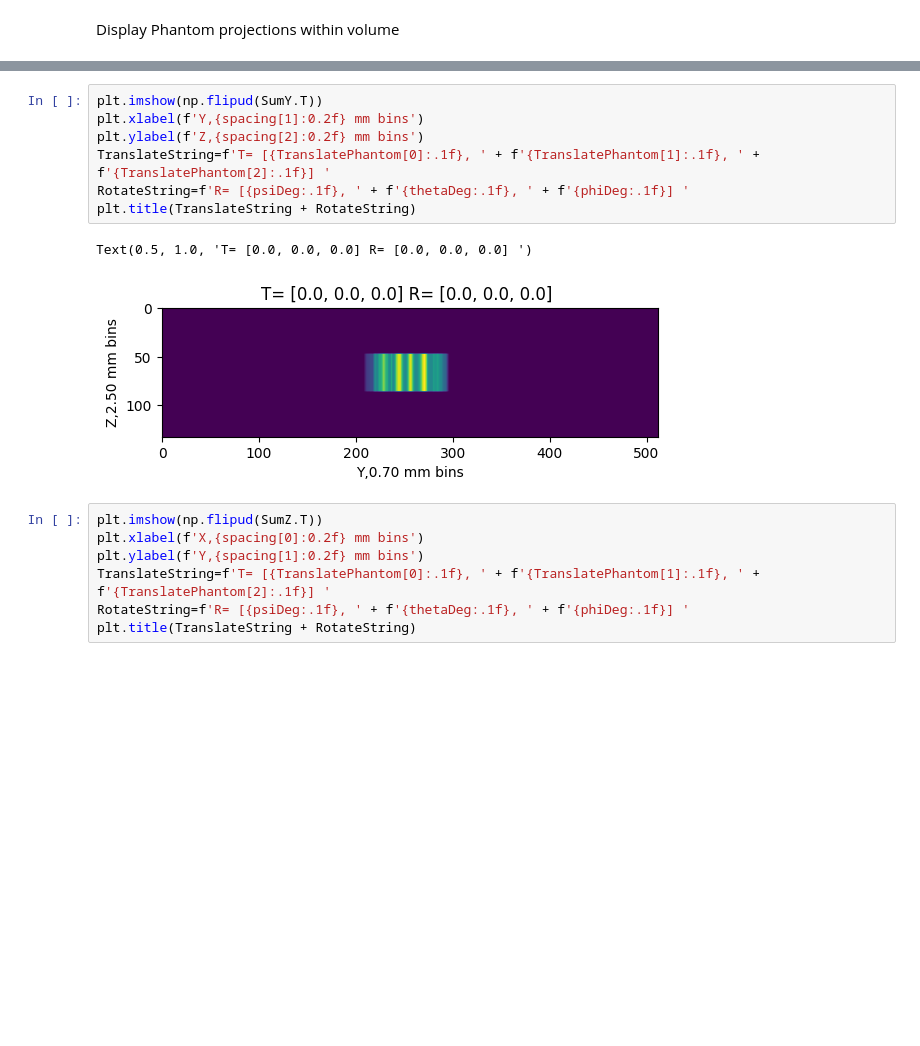
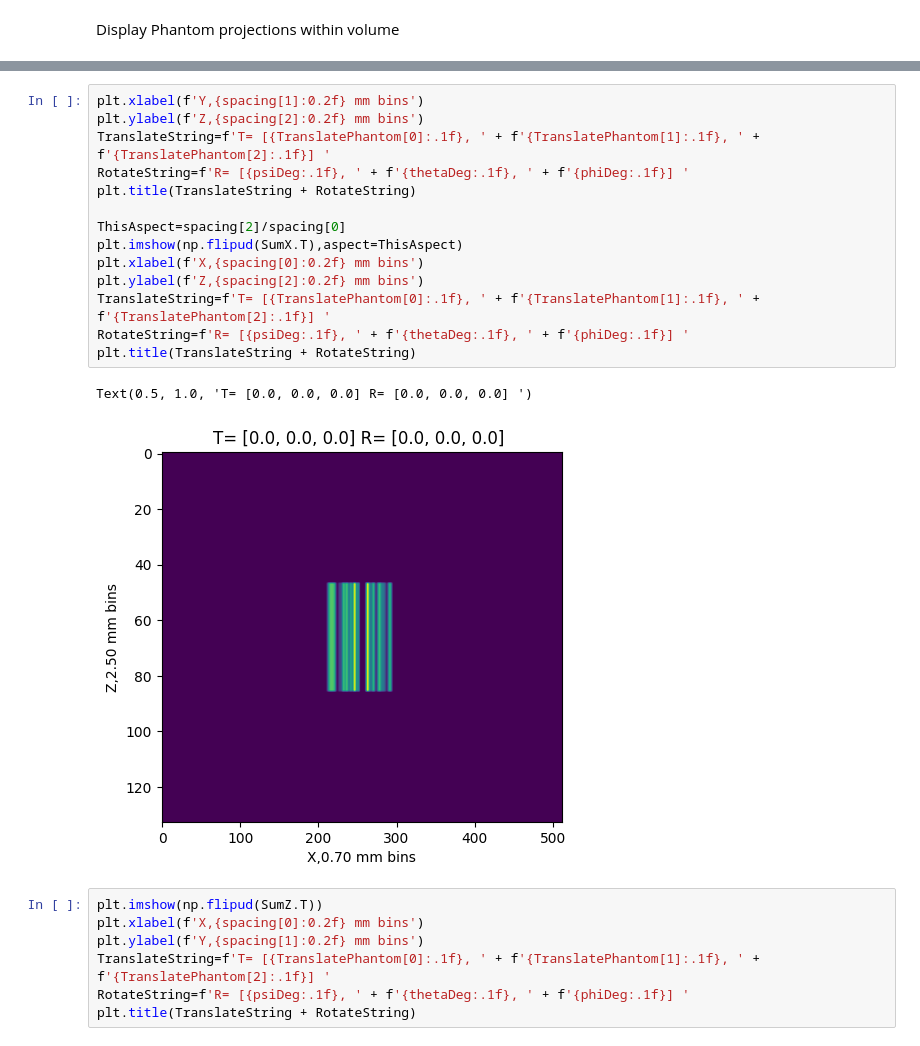
Before and after one commit to BillWorstell/derenzo_phantom, a Jupyter notebook: iCheckRotations.ipynb, the cells around one changed output, grey strips where cells are left out. Cells and saved outputs as stored; diff of their text form; blank space fills up the shorter version.

```diff
--- a/iCheckRotations.ipynb
+++ b/iCheckRotations.ipynb
@@ -466,13 +464,20 @@ Text(0.5, 1.0, 'T= [0.0, 0.0, 0.0] R= [0.0, 0.0, 0.0] ')
 # %%
-plt.imshow(np.flipud(SumY.T))
 plt.xlabel(f'Y,{spacing[1]:0.2f} mm bins')
 plt.ylabel(f'Z,{spacing[2]:0.2f} mm bins')
 TranslateString=f'T= [{TranslatePhantom[0]:.1f}, ' + f'{TranslatePhantom[1]:.1f}, ' + f'{TranslatePhantom[2]:.1f}] '
 RotateString=f'R= [{psiDeg:.1f}, ' + f'{thetaDeg:.1f}, ' + f'{phiDeg:.1f}] '
 plt.title(TranslateString + RotateString)
+
+ThisAspect=spacing[2]/spacing[0]
+plt.imshow(np.flipud(SumX.T),aspect=ThisAspect)
+plt.xlabel(f'X,{spacing[0]:0.2f} mm bins')
+plt.ylabel(f'Z,{spacing[2]:0.2f} mm bins')
+TranslateString=f'T= [{TranslatePhantom[0]:.1f}, ' + f'{TranslatePhantom[1]:.1f}, ' + f'{TranslatePhantom[2]:.1f}] '
+RotateString=f'R= [{psiDeg:.1f}, ' + f'{thetaDeg:.1f}, ' + f'{phiDeg:.1f}] '
+plt.title(TranslateString + RotateString)
 # %% [output]
 Text(0.5, 1.0, 'T= [0.0, 0.0, 0.0] R= [0.0, 0.0, 0.0] ')
-[figure, old version]
+[figure, new version]
 # %%
 plt.imshow(np.flipud(SumZ.T))
 plt.xlabel(f'X,{spacing[0]:0.2f} mm bins')
```
Also changed, not shown: parts of 23 cells of this notebook.
